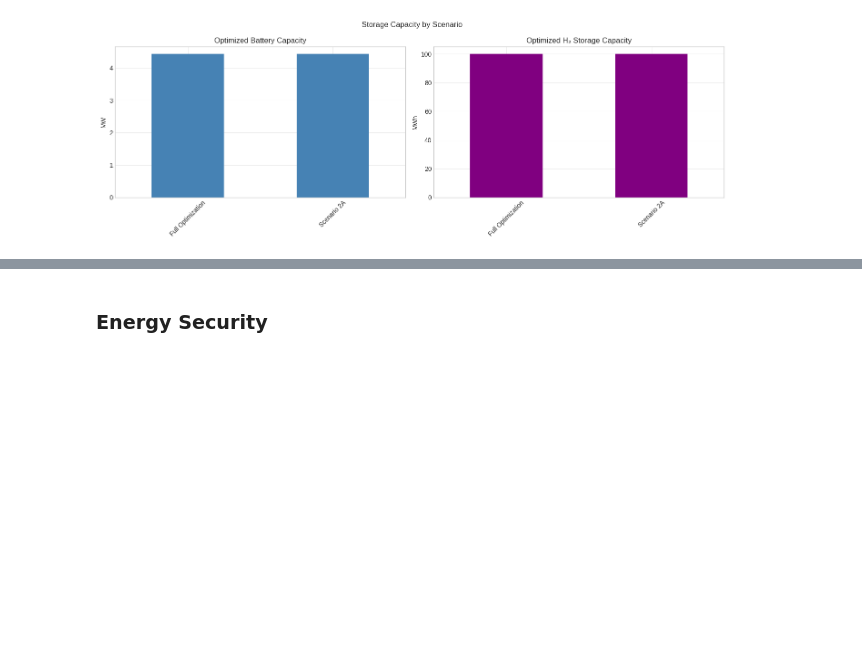
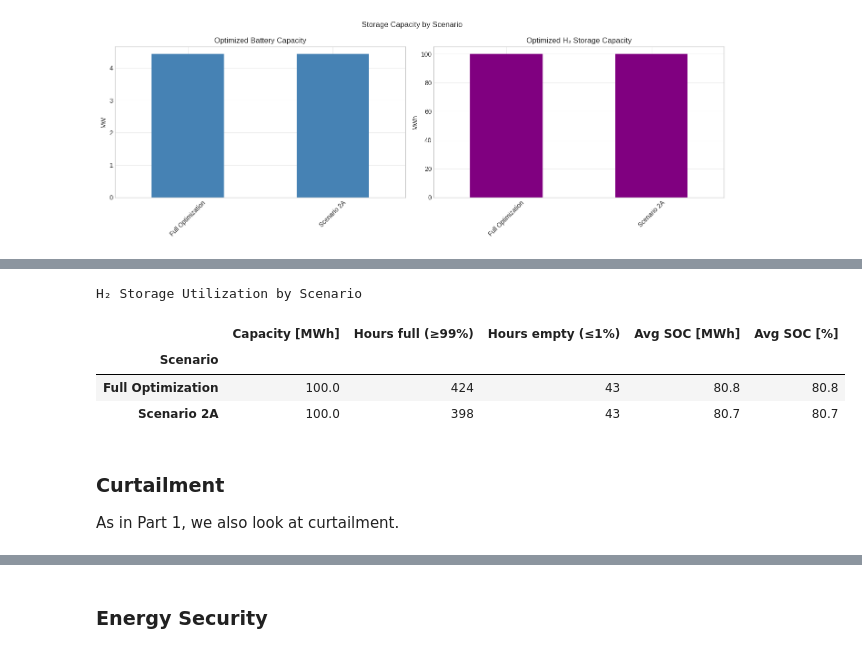
Before and after one commit to karivero/esi_final_repo, a Jupyter notebook: final_esi/ESI_Assignment/part2_combined_submission.ipynb, the cells around one changed output, grey strips where cells are left out. Saved outputs shown, nothing was run; the diff lists cells and outputs as text; code cells hidden in the pictures; blank space fills up the shorter version.

Commit message:
decent part 2 completed

```diff
--- a/final_esi/ESI_Assignment/part2_combined_submission.ipynb
+++ b/final_esi/ESI_Assignment/part2_combined_submission.ipynb
@@ -2069,0 +2032,49 @@ plt.show()
+# %%
+h2_storage_rows = []
+
+for label, net in networks.items():
+    if "h2_storage_zone3" not in net.stores_t.e.columns:
+        continue
+
+    soc      = net.stores_t.e["h2_storage_zone3"]
+    e_nom    = net.stores.e_nom_opt.get("h2_storage_zone3", 0)
+
+    if e_nom > 0:
+        full_hours  = int((soc >= 0.99 * e_nom).sum())
+        empty_hours = int((soc <= 0.01 * e_nom).sum())
+    else:
+        full_hours  = 0
+        empty_hours = 0
+
+    h2_storage_rows.append({
+        "Scenario":            label,
+        "Capacity [MWh]":      round(e_nom, 1),
+        "Hours full (≥99%)":   full_hours,
+        "Hours empty (≤1%)":   empty_hours,
+        "Avg SOC [MWh]":       round(soc.mean(), 1),
+        "Avg SOC [%]":         round(soc.mean() / e_nom * 100, 1) if e_nom > 0 else 0,
+    })
+
+h2_storage_df = pd.DataFrame(h2_storage_rows).set_index("Scenario")
+
+display(
+    h2_storage_df.style
+        .format({
+            "Capacity [MWh]":    "{:.1f}",
+            "Hours full (≥99%)": "{:.0f}",
+            "Hours empty (≤1%)": "{:.0f}",
+            "Avg SOC [MWh]":     "{:.1f}",
+            "Avg SOC [%]":       "{:.1f}",
+        })
+        .background_gradient(cmap="RdYlGn_r", subset=["Hours full (≥99%)", "Hours empty (≤1%)"])
+        .set_caption("H₂ Storage Utilization by Scenario")
+)
+# %% [output]
+H₂ Storage Utilization by Scenario
+|  | Capacity [MWh] | Hours full (≥99%) | Hours empty (≤1%) | Avg SOC [MWh] | Avg SOC [%] |
+| Scenario |  |  |  |  |  |
+| Full Optimization | 100.0 | 424 | 43 | 80.8 | 80.8 |
+| Scenario 2A | 100.0 | 398 | 43 | 80.7 | 80.7 |
+# %% [markdown]
+### Curtailment
+As in Part 1, we also look at curtailment.
```
Also changed, not shown: parts of 38 cells of this notebook.
